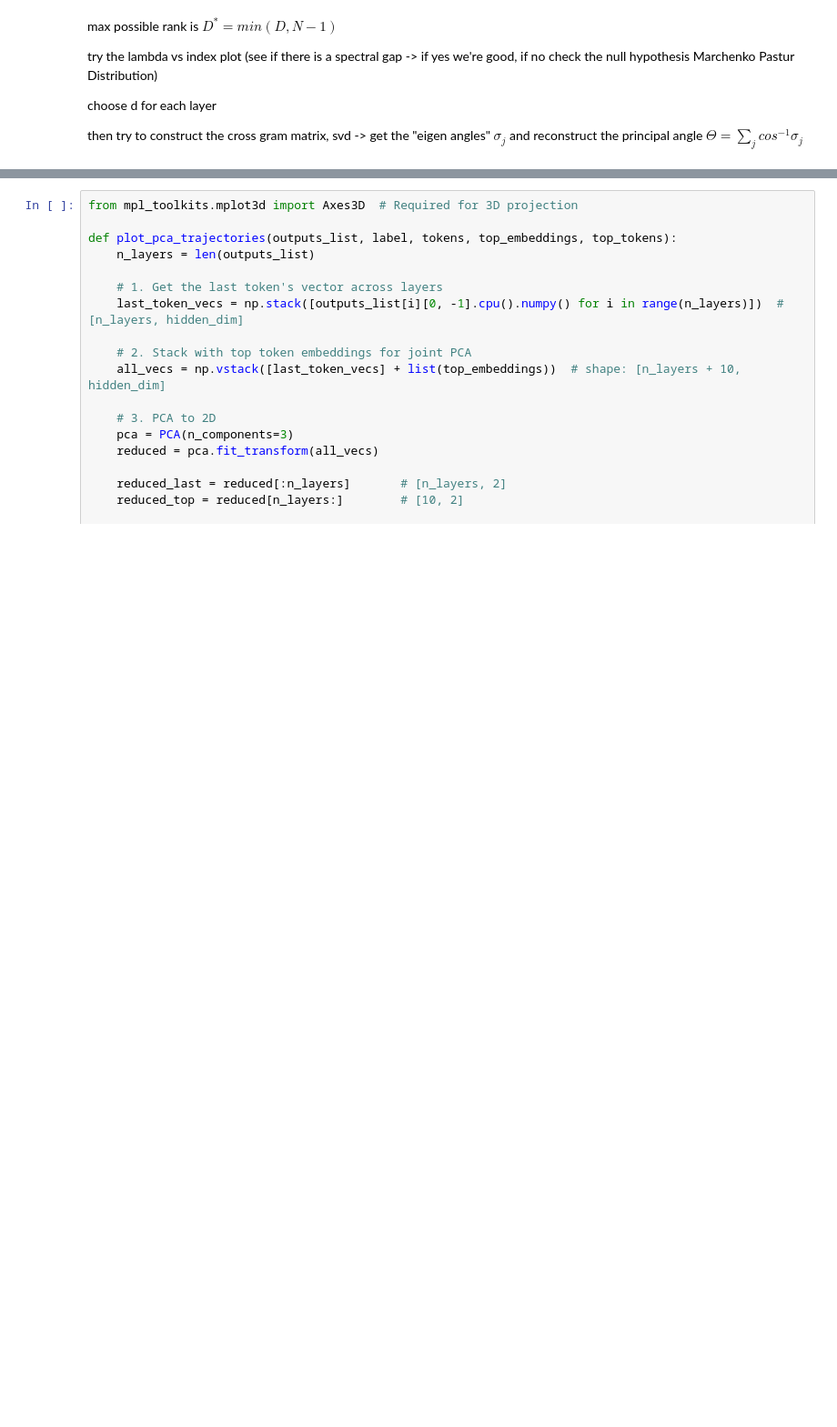
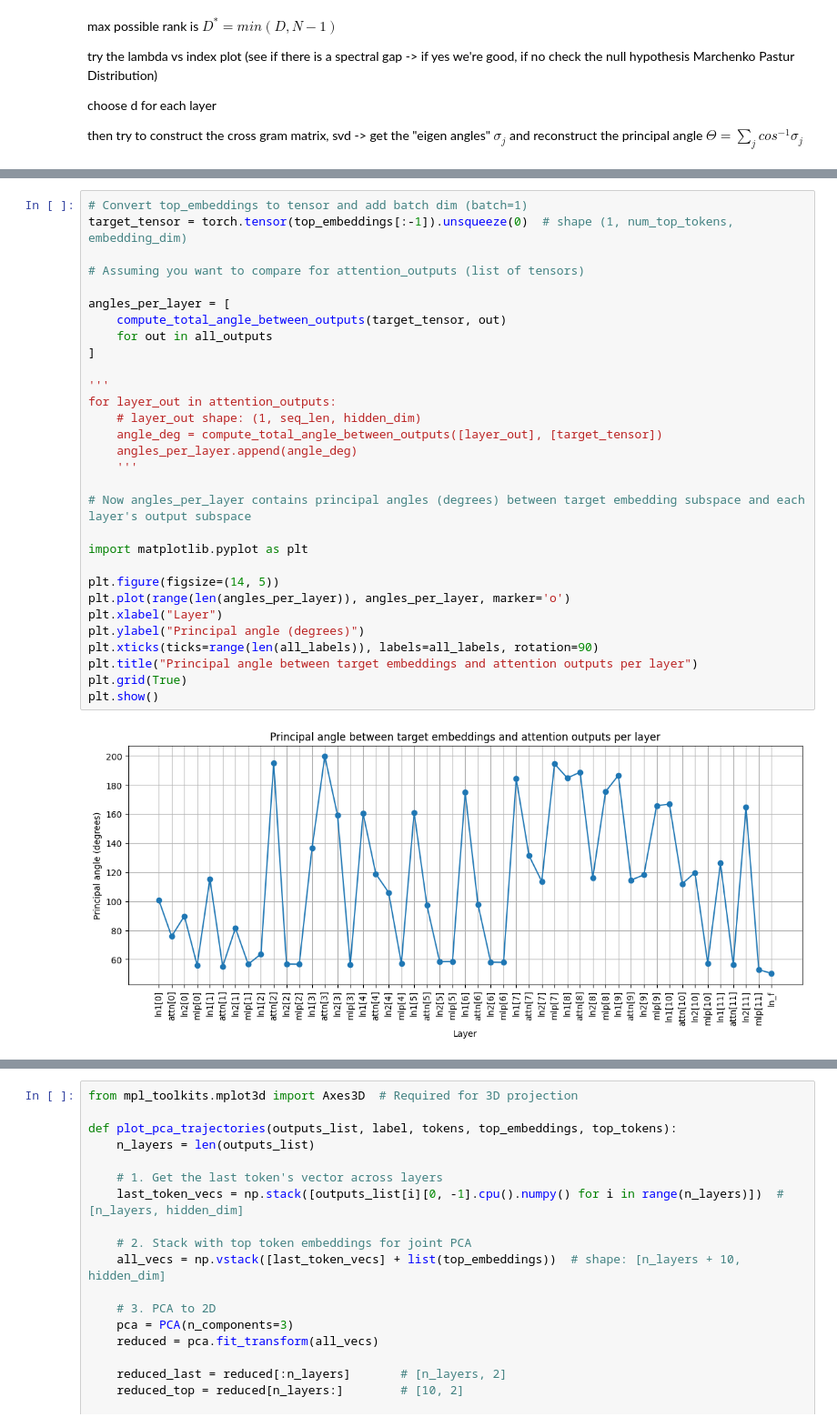
Before and after one commit to miriamzara/LCP_B_GPT2, a Jupyter notebook: angela/angela_blocks.ipynb, the cells around one changed output, grey strips where cells are left out. Shown at 91% size. Cells and saved outputs as stored; diff of their text form; blank space fills up the shorter version.

```diff
--- a/angela/angela_blocks.ipynb
+++ b/angela/angela_blocks.ipynb
@@ -676,0 +825,32 @@ plot_scree_and_cumulative(pca_ln1_details, selected_layers=[0, 3, 6, 9, 12], tit
+# %%
+# Convert top_embeddings to tensor and add batch dim (batch=1)
+target_tensor = torch.tensor(top_embeddings[:-1]).unsqueeze(0)  # shape (1, num_top_tokens, embedding_dim)
+
+# Assuming you want to compare for attention_outputs (list of tensors)
+
+angles_per_layer = [
+    compute_total_angle_between_outputs(target_tensor, out)
+    for out in all_outputs
+]
+
+'''
+for layer_out in attention_outputs:
+    # layer_out shape: (1, seq_len, hidden_dim)
+    angle_deg = compute_total_angle_between_outputs([layer_out], [target_tensor])
+    angles_per_layer.append(angle_deg)
+    '''
+
+# Now angles_per_layer contains principal angles (degrees) between target embedding subspace and each layer's output subspace
+
+import matplotlib.pyplot as plt
+
+plt.figure(figsize=(14, 5))
+plt.plot(range(len(angles_per_layer)), angles_per_layer, marker='o')
+plt.xlabel("Layer")
+plt.ylabel("Principal angle (degrees)")
+plt.xticks(ticks=range(len(all_labels)), labels=all_labels, rotation=90)
+plt.title("Principal angle between target embeddings and attention outputs per layer")
+plt.grid(True)
+plt.show()
+# %% [output]
+[figure, added]
```
Also changed, not shown: parts of 17 cells of this notebook.
